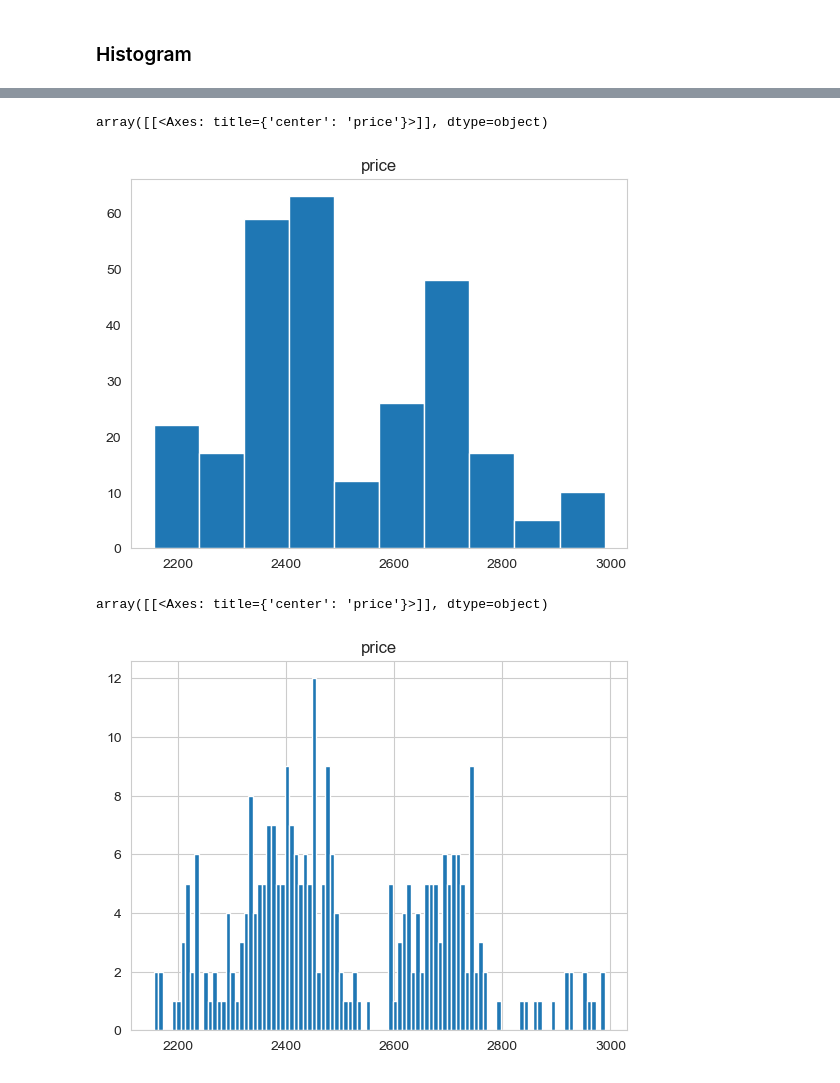
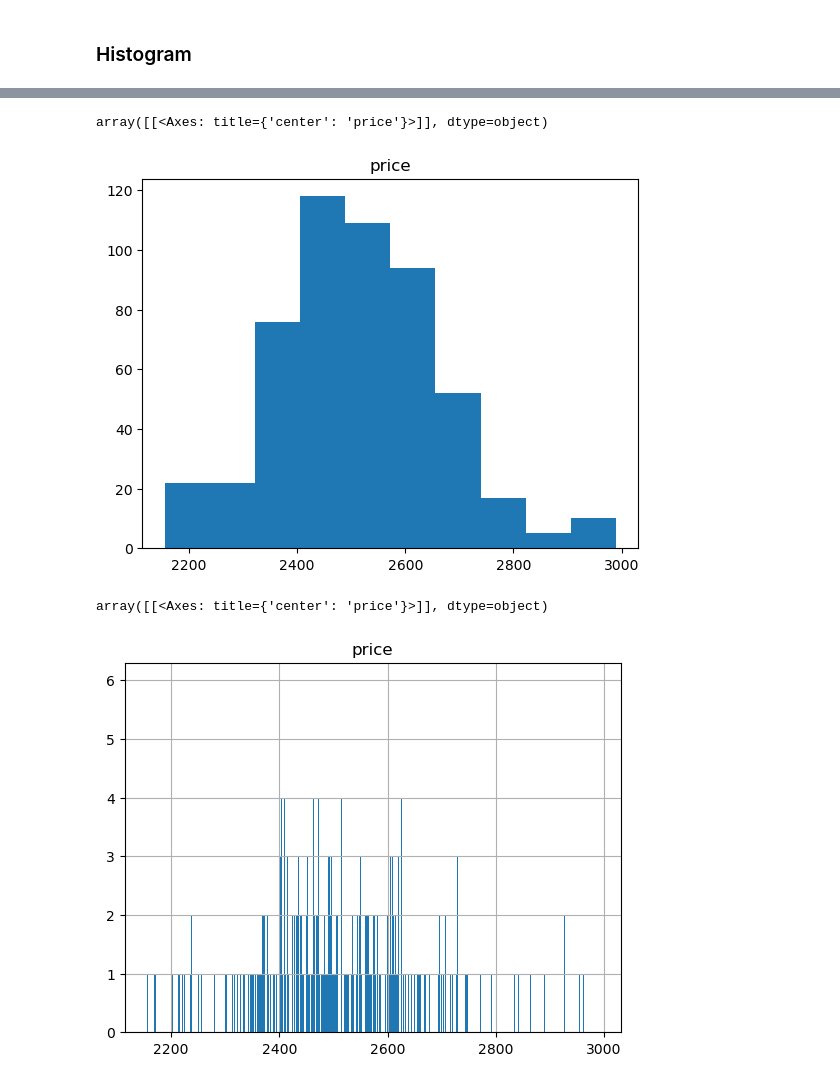
Before and after one commit to QuantifiSogang/2024PythonForFinance, a Jupyter notebook: notes/06 DataFrame.ipynb, the cells around one changed output, grey strips where cells are left out. Saved outputs shown, nothing was run; the diff lists cells and outputs as text; code cells hidden in the pictures.

```diff
--- a/notes/06 DataFrame.ipynb
+++ b/notes/06 DataFrame.ipynb
@@ -779,7 +882,7 @@ import pandas_datareader as wb
 import datetime
 
 start = datetime.datetime(2022, 1, 1)
-end = datetime.datetime(2023, 2, 17)
+end = datetime.datetime(2024, 2, 20)
 df = wb.DataReader("KOSPI", "naver", start, end)
 # %%
 df.head() # 상위 5개만 출력
@@ -840,7 +943,7 @@ plt.legend(loc = 'upper right') # loc argument를 통해 위치를 바꿀 수
 ### Figure Style
 - Matplotlib에서 표의 형태를 조절할 수 있는 몇가지 방법이 존재한다
 # %%
-# plt.style.use('seaborn') # plot 스타일 지정 가능, 구글링 해서 원하는 테마로 설정할 것
+plt.style.use('default') # plot 스타일 지정 가능, 구글링 해서 원하는 테마로 설정할 것
 plt.figure(figsize = (10,4)) # plot size 지정 가능. figsize argument를 통해 사이즈를 조절할 수 있다
 plt.plot(price, label = 'Price')
 plt.grid(False)
@@ -913,12 +1024,12 @@ price
 price.hist(grid = False) # series에 hist() method 사용 시 히스토그램 출력
 # %% [output]
 array([[<Axes: title={'center': 'price'}>]], dtype=object)
-[figure, old version]
+[figure, new version]
 # %%
-price.hist(bins = 100) # bins로 구간을 조절할 수 있다
+price.hist(bins = 1000) # bins로 구간을 조절할 수 있다
 # %% [output]
 array([[<Axes: title={'center': 'price'}>]], dtype=object)
-[figure, old version]
+[figure, new version]
 # %%
 price.hist(facecolor = 'r', alpha = 0.2, bins = 50) # alpha(투명도)와 facecolor를 통해 색상 조절 가능
 # %% [output]
```
Also changed, not shown: parts of 32 cells of this notebook, 7 other files.
